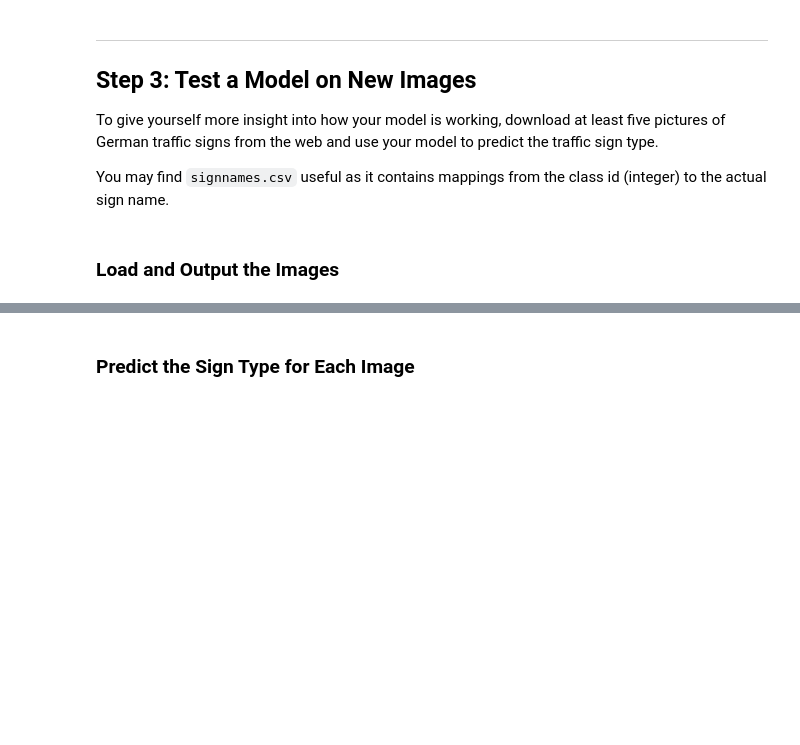
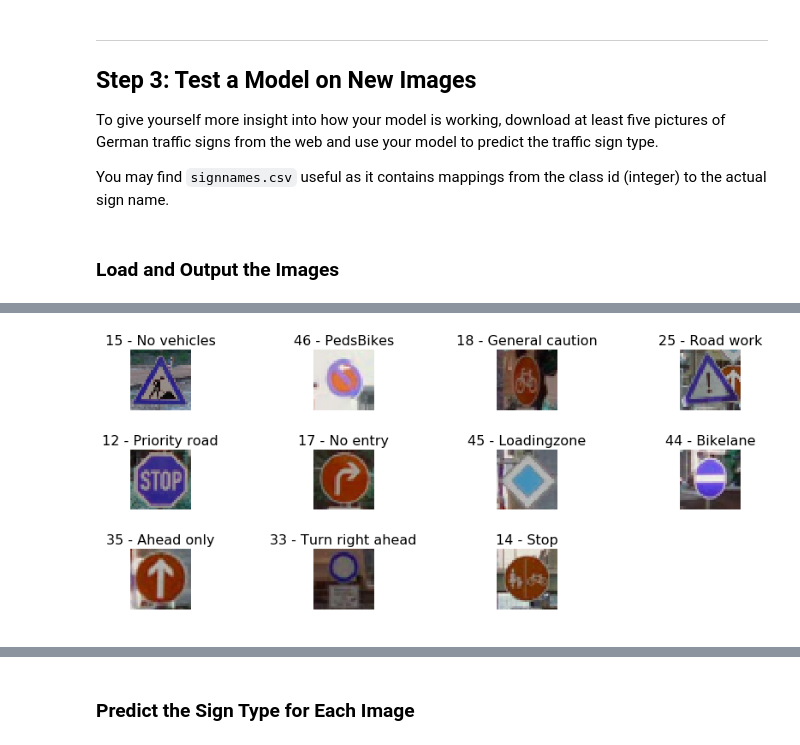
Before and after one commit to SiRi13/CarND-Traffic-Sign-Classifier-Project, a Jupyter notebook: Traffic_Sign_Classifier-CLAHE.ipynb, the cells around one changed output, grey strips where cells are left out. Drawn from its saved outputs; the diff is of its cells as text; code cells hidden in the pictures; blank space fills up the shorter version.

```diff
--- a/Traffic_Sign_Classifier-CLAHE.ipynb
+++ b/Traffic_Sign_Classifier-CLAHE.ipynb
@@ -393,7 +402,13 @@ X_valid, y_valid = shuffle(X_valid, y_valid)
 X_test, y_test = shuffle(X_test, y_test)
 # %%
 with tf.Session() as sess:
-    sess.run(tf.global_variables_initializer())
+    try:
+        saver
+        saver.restore(sess, tf.train.latest_checkpoint('.'))
+    except NameError:
+        saver = tf.train.Saver()
+        sess.run(tf.global_variables_initializer())
+
     num_examples = len(X_train)
 
     print("Training...")
@@ -460,0 +481,16 @@ You may find `signnames.csv` useful as it contains mappings from the class id (i
+# %%
+### Load the images and plot them here.
+images_with_labels = {}
+labels = {}
+X_new = list()
+y_new = np.array([], dtype=np.int)
+path_to_signs = './examples/signs'
+for imagePath in os.listdir(path_to_signs):
+    image = cv2.imread(os.path.join(path_to_signs, imagePath))
+    path = imagePath.split('_')
+    image = cv2.resize(image, (32, 32))
+    images_with_labels[path[0]] = image
+    X_new.append(preprocess(image))
+    y_new = np.append(y_new, [np.int(path[0])])
+    labels[path[0]] = path[1]
+print("Loaded {} images".format(len(images_with_labels)))
@@ -460,0 +521,16 @@ You may find `signnames.csv` useful as it contains mappings from the class id (i
+# %%
+plt.figure(figsize=(12,5))
+for i, image in enumerate(images_with_labels.values()):
+    # get label for image from signnames
+    classId = y_new[i]
+    signNme = signnames.SignName[classId] if classId < 44 else labels[str(classId)]
+    label = "{} - {}".format(classId, signNme)
+    # create subplot
+    sub_plot = plt.subplot(3,4,i+1)
+    sub_plot.set_title(label,fontsize=16)
+    sub_plot.axis('off')
+    imgplot = plt.imshow(image, cmap='gray')
+
+plt.tight_layout()
+# %% [output]
+[figure, added]
```
Also changed, not shown: parts of 19 cells of this notebook, 14 other files.
